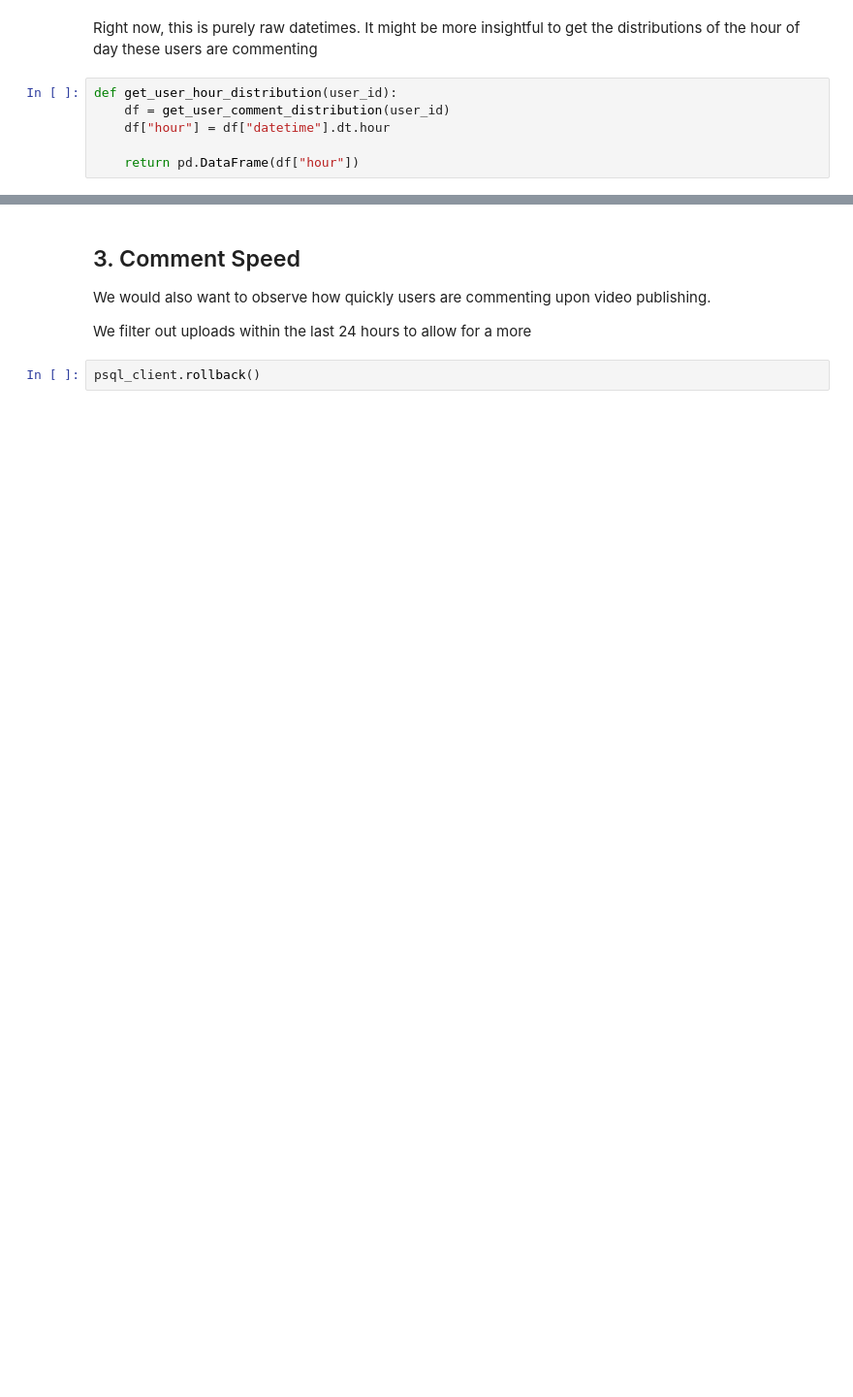
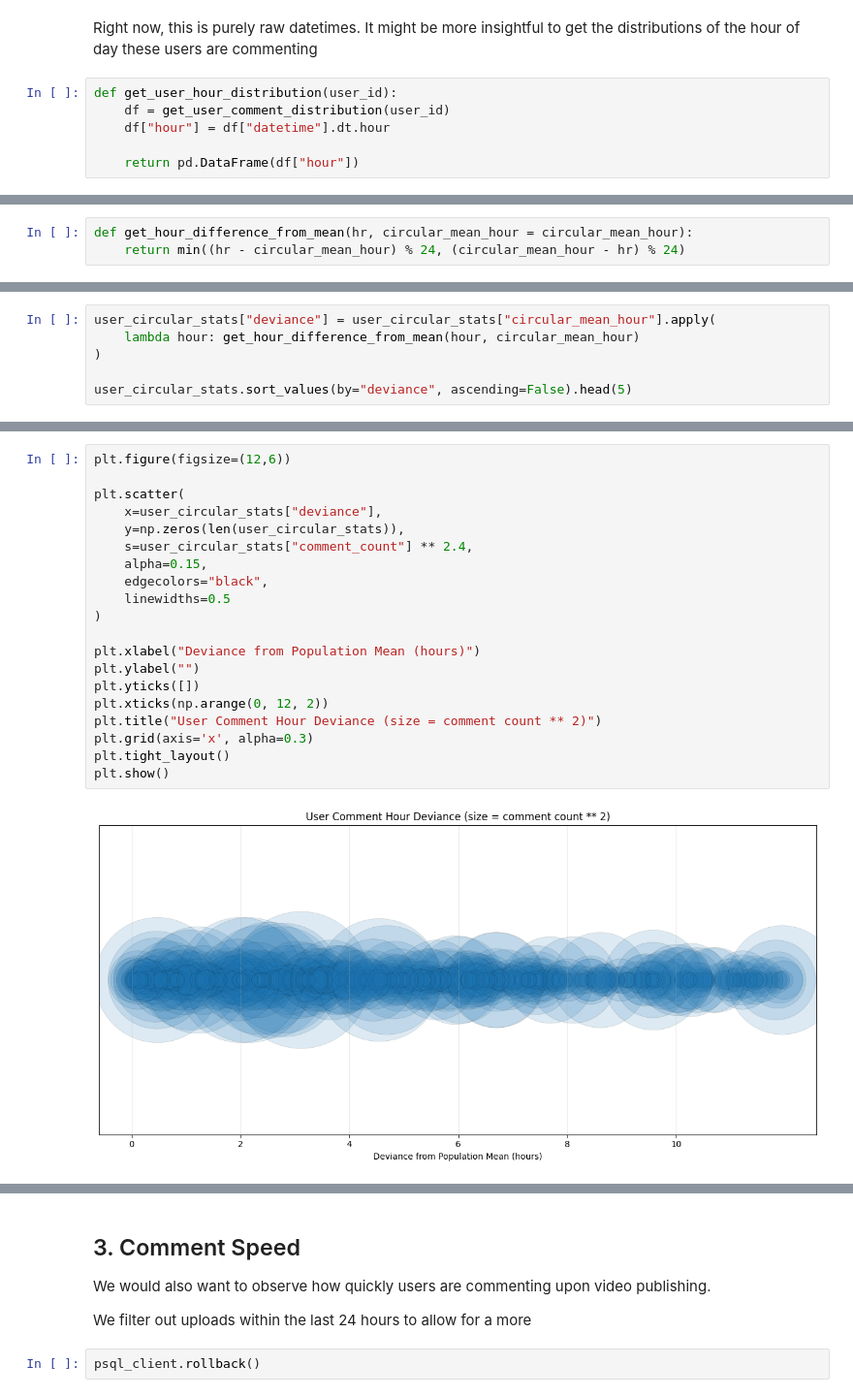
Before and after one commit to tranjm4/yt_bot_detector, a Jupyter notebook: notebooks/02_eda.ipynb, the cells around one changed output, grey strips where cells are left out. Shown at 97% size. Drawn from its saved outputs; the diff is of its cells as text; blank space fills up the shorter version.

```diff
--- a/notebooks/02_eda.ipynb
+++ b/notebooks/02_eda.ipynb
@@ -126,0 +174,3 @@ We can observe a general dip in comment frequency, which likely represents usual
+# %%
+def get_hour_difference_from_mean(hr, circular_mean_hour = circular_mean_hour):
+    return min((hr - circular_mean_hour) % 24, (circular_mean_hour - hr) % 24)
@@ -126,0 +217,6 @@ We can observe a general dip in comment frequency, which likely represents usual
+# %%
+user_circular_stats["deviance"] = user_circular_stats["circular_mean_hour"].apply(
+    lambda hour: get_hour_difference_from_mean(hour, circular_mean_hour)
+)
+
+user_circular_stats.sort_values(by="deviance", ascending=False).head(5)
@@ -126,0 +230,22 @@ We can observe a general dip in comment frequency, which likely represents usual
+# %%
+plt.figure(figsize=(12,6))
+
+plt.scatter(
+    x=user_circular_stats["deviance"],
+    y=np.zeros(len(user_circular_stats)),
+    s=user_circular_stats["comment_count"] ** 2.4,
+    alpha=0.15,
+    edgecolors="black",
+    linewidths=0.5
+)
+
+plt.xlabel("Deviance from Population Mean (hours)")
+plt.ylabel("")
+plt.yticks([])
+plt.xticks(np.arange(0, 12, 2))
+plt.title("User Comment Hour Deviance (size = comment count ** 2)")
+plt.grid(axis='x', alpha=0.3)
+plt.tight_layout()
+plt.show()
+# %% [output]
+[figure, added]
```
Also changed, not shown: parts of 25 cells of this notebook.
